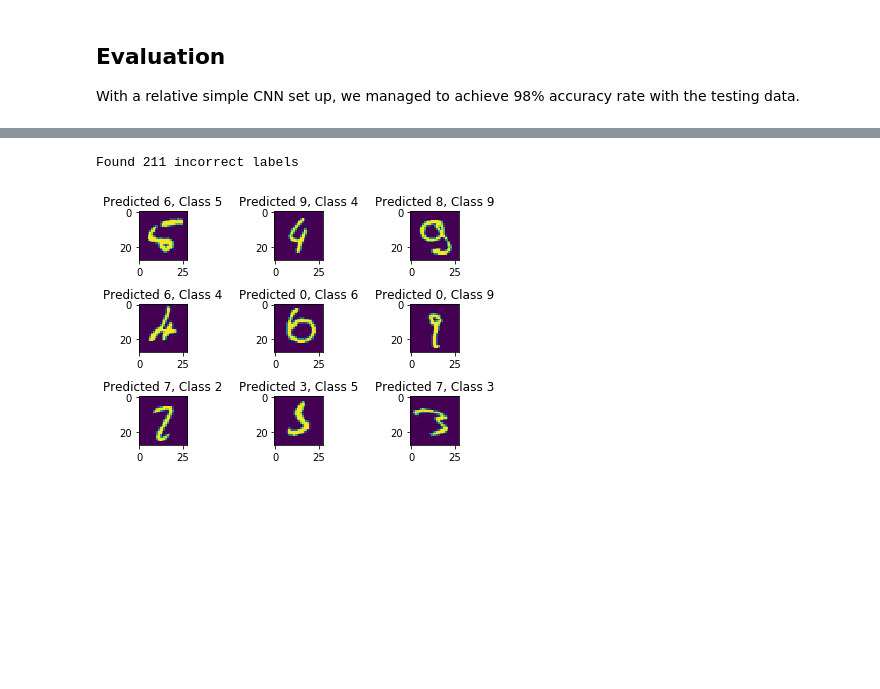
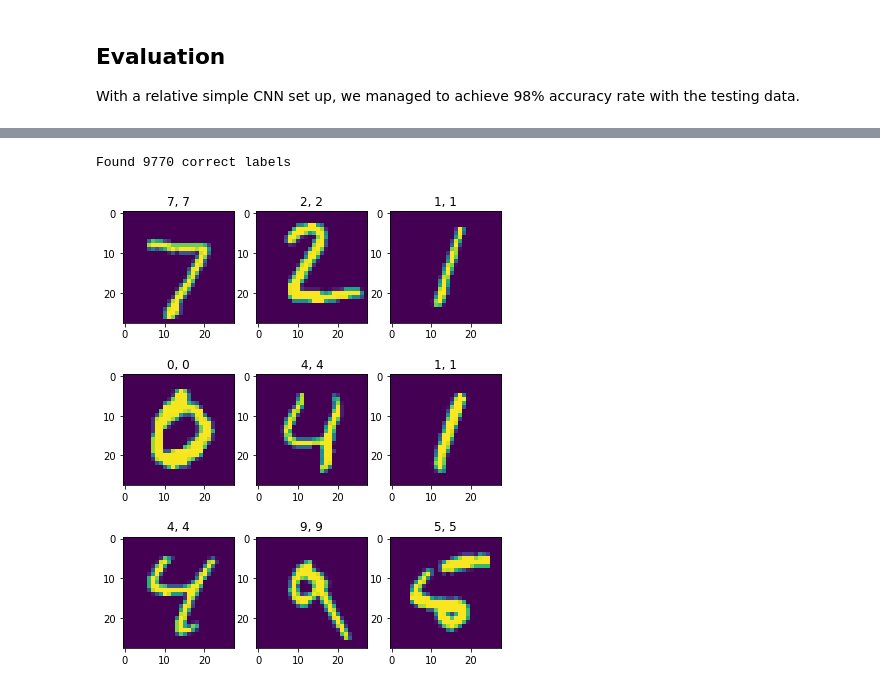
Before and after one commit to MingSheng92/CNN, a Jupyter notebook: Sequential_MNIST_CNN_example.ipynb, the cells around one changed output, grey strips where cells are left out. Cells and saved outputs as stored; diff of their text form; code cells hidden in the pictures; blank space fills up the shorter version.

```diff
--- a/Sequential_MNIST_CNN_example.ipynb
+++ b/Sequential_MNIST_CNN_example.ipynb
@@ -174,13 +178,9 @@ predicted_classes.shape, test_labels.shape
-# %%
-incorrect = np.where(predicted_classes!=test_labels)[0]
-
-print("Found {} incorrect labels" .format(len(incorrect)))
-
-for i, incorrect in enumerate(incorrect[:9]):
-    plt.subplot(3,3,i+1)
-    plt.imshow(x_test[incorrect].reshape(28,28), interpolation='none')
-    plt.title("Predicted {}, Class {}".format(predicted_classes[incorrect], test_labels[incorrect]))
-    plt.tight_layout()
-# %% [output]
-Found 211 incorrect labels
-[figure, removed]
+# %%
+predicted_classes = NN.CNN_model.predict(x_test)
+predicted_classes = np.argmax(np.round(predicted_classes),axis=1)
+test_labels = np.argmax(y_test, axis=1)
+
+plot_predictions(dataset, x_test, predicted_classes, test_labels, True)
+# %% [output]
+Found 9770 correct labels
+[figure, added]
```
Also changed, not shown: parts of 12 cells of this notebook.
